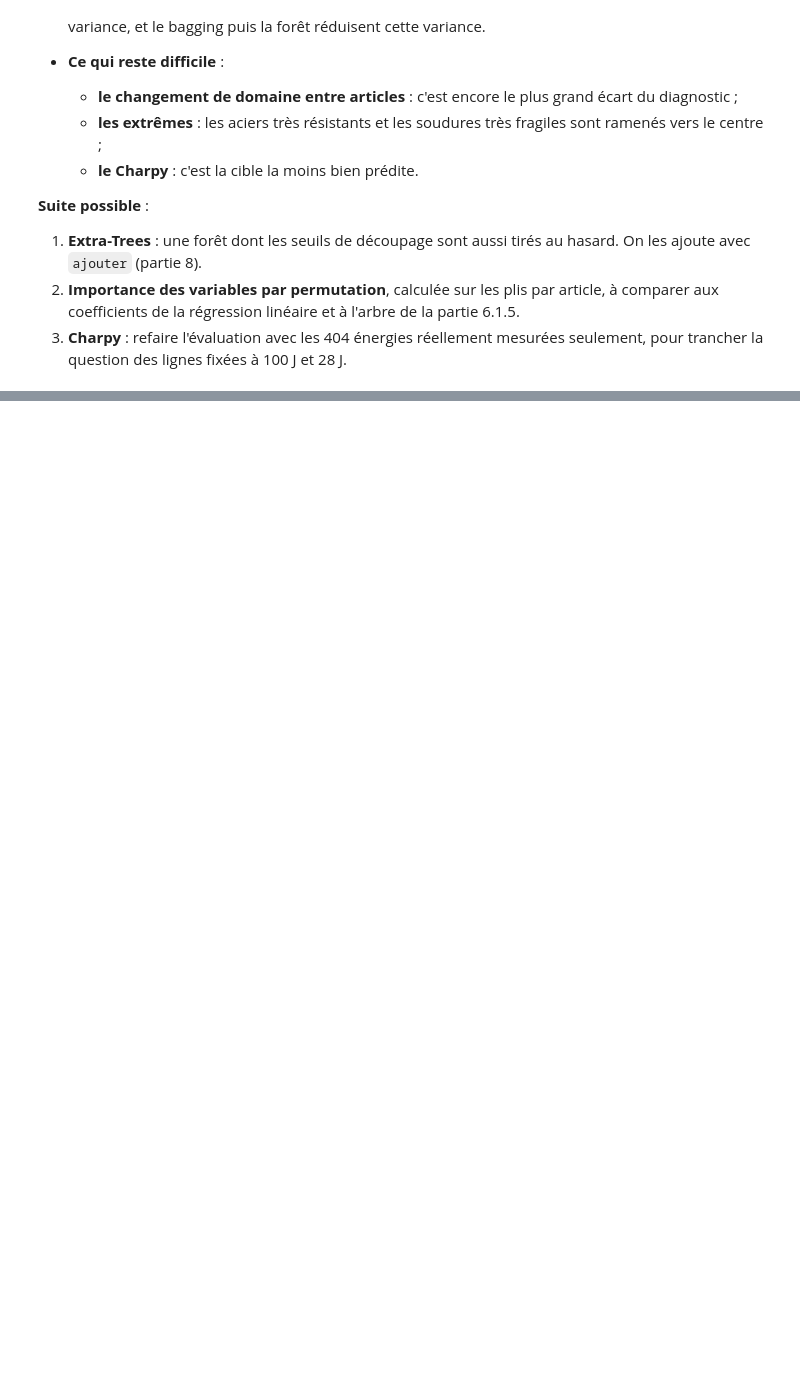
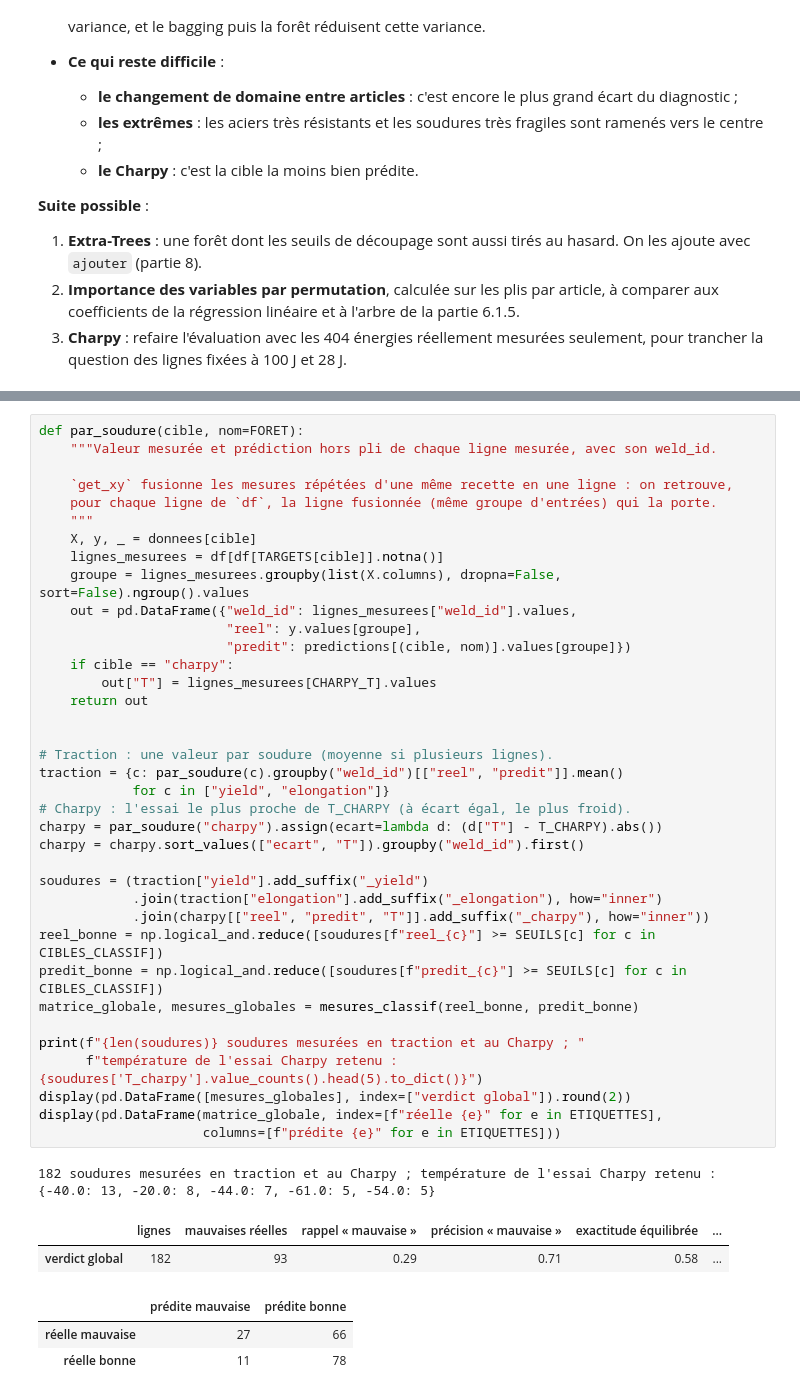
Before and after one commit to marglgls/Projet-ML-soudures, a Jupyter notebook: modeles.ipynb, the cells around one changed output, grey strips where cells are left out. Drawn from its saved outputs; the diff is of its cells as text; blank space fills up the shorter version.

```diff
--- a/modeles.ipynb
+++ b/modeles.ipynb
@@ -1259,0 +1384,44 @@ RMSE en validation croisée par article
+# %%
+def par_soudure(cible, nom=FORET):
+    """Valeur mesurée et prédiction hors pli de chaque ligne mesurée, avec son weld_id.
+
+    `get_xy` fusionne les mesures répétées d'une même recette en une ligne : on retrouve,
+    pour chaque ligne de `df`, la ligne fusionnée (même groupe d'entrées) qui la porte.
+    """
+    X, y, _ = donnees[cible]
+    lignes_mesurees = df[df[TARGETS[cible]].notna()]
+    groupe = lignes_mesurees.groupby(list(X.columns), dropna=False, sort=False).ngroup().values
+    out = pd.DataFrame({"weld_id": lignes_mesurees["weld_id"].values,
+                        "reel": y.values[groupe],
+                        "predit": predictions[(cible, nom)].values[groupe]})
+    if cible == "charpy":
+        out["T"] = lignes_mesurees[CHARPY_T].values
+    return out
+
+
+# Traction : une valeur par soudure (moyenne si plusieurs lignes).
+traction = {c: par_soudure(c).groupby("weld_id")[["reel", "predit"]].mean()
+            for c in ["yield", "elongation"]}
+# Charpy : l'essai le plus proche de T_CHARPY (à écart égal, le plus froid).
+charpy = par_soudure("charpy").assign(ecart=lambda d: (d["T"] - T_CHARPY).abs())
+charpy = charpy.sort_values(["ecart", "T"]).groupby("weld_id").first()
+
+soudures = (traction["yield"].add_suffix("_yield")
+            .join(traction["elongation"].add_suffix("_elongation"), how="inner")
+            .join(charpy[["reel", "predit", "T"]].add_suffix("_charpy"), how="inner"))
+reel_bonne = np.logical_and.reduce([soudures[f"reel_{c}"] >= SEUILS[c] for c in CIBLES_CLASSIF])
+predit_bonne = np.logical_and.reduce([soudures[f"predit_{c}"] >= SEUILS[c] for c in CIBLES_CLASSIF])
+matrice_globale, mesures_globales = mesures_classif(reel_bonne, predit_bonne)
+
+print(f"{len(soudures)} soudures mesurées en traction et au Charpy ; "
+      f"température de l'essai Charpy retenu : {soudures['T_charpy'].value_counts().head(5).to_dict()}")
+display(pd.DataFrame([mesures_globales], index=["verdict global"]).round(2))
+display(pd.DataFrame(matrice_globale, index=[f"réelle {e}" for e in ETIQUETTES],
+                     columns=[f"prédite {e}" for e in ETIQUETTES]))
+# %% [output]
+182 soudures mesurées en traction et au Charpy ; température de l'essai Charpy retenu : {-40.0: 13, -20.0: 8, -44.0: 7, -61.0: 5, -54.0: 5}
+|  | lignes | mauvaises réelles | rappel « mauvaise » | précision « mauvaise » | exactitude équilibrée | ... |
+| verdict global | 182 | 93 | 0.29 | 0.71 | 0.58 | ... |
+|  | prédite mauvaise | prédite bonne |
+| réelle mauvaise | 27 | 66 |
+| réelle bonne | 11 | 78 |
```
Also changed, not shown: parts of 16 cells of this notebook, 3 other files.
